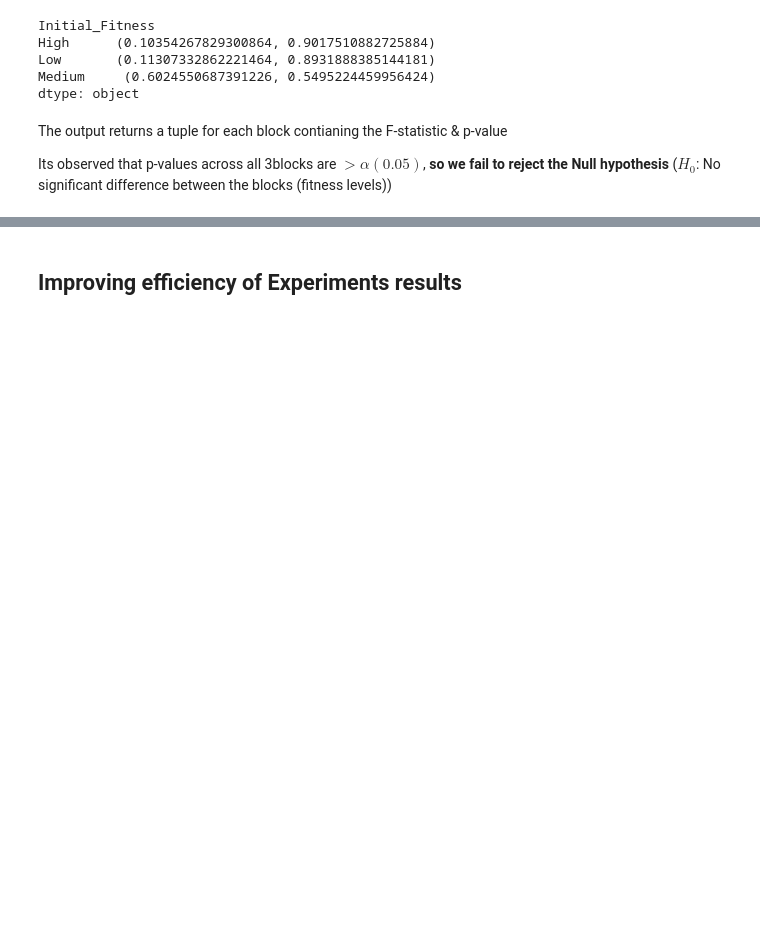
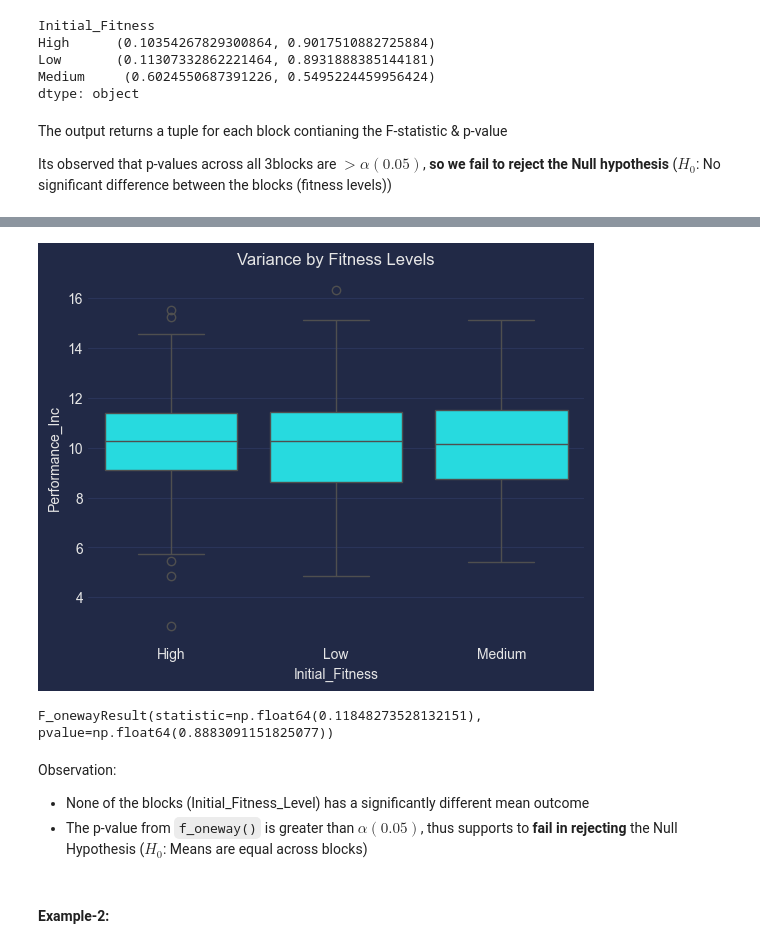
Before and after one commit to abhijeet-bhambere/python-ml-trail, a Jupyter notebook: experimental_design.ipynb, the cells around one changed output, grey strips where cells are left out. Cells and saved outputs as stored; diff of their text form; code cells hidden in the pictures; blank space fills up the shorter version.

```diff
--- a/experimental_design.ipynb
+++ b/experimental_design.ipynb
@@ -897,4 +932,20 @@ Its observed that p-values across all 3blocks are $> \alpha (0.05)$, **so we fai
 # %%
-# Zooming out one level up
+# Zooming out one level up -- before the blocking
+sns.boxplot(data=blocks, x='Initial_Fitness', y='Performance_Inc')
+plt.title("Variance by Fitness Levels")
+plt.show()
+
+# Apply one-way ANOVA across the blocks to assess if mean differences are significant
+f_oneway(blocks[blocks['Initial_Fitness']=="High"]['Performance_Inc'],
+         blocks[blocks['Initial_Fitness']=="Medium"]['Performance_Inc'],
+         blocks[blocks['Initial_Fitness']=="Low"]['Performance_Inc'])
+# %% [output]
+[figure, added]
+F_onewayResult(statistic=np.float64(0.11848273528132151), pvalue=np.float64(0.8883091151825077))
+# %% [markdown]
+Observation:
+
+- None of the blocks (Initial_Fitness_Level) has a significantly different mean outcome
+- The p-value from `f_oneway()` is greater than $\alpha (0.05)$, thus supports to **fail in rejecting** the Null Hypothesis ($H_0$: Means are equal across blocks)
 # %% [markdown]
-## Improving efficiency of Experiments results
+#### Example-2:
```
Also changed, not shown: parts of 13 cells of this notebook.
